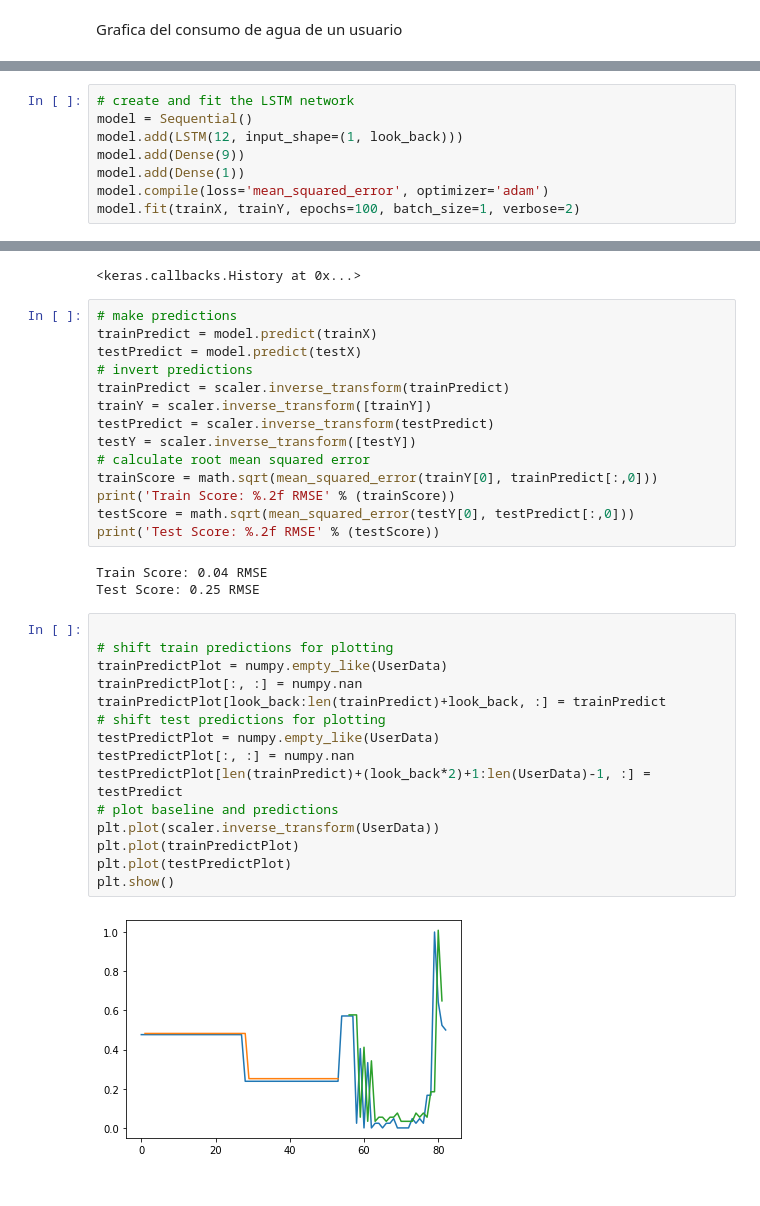
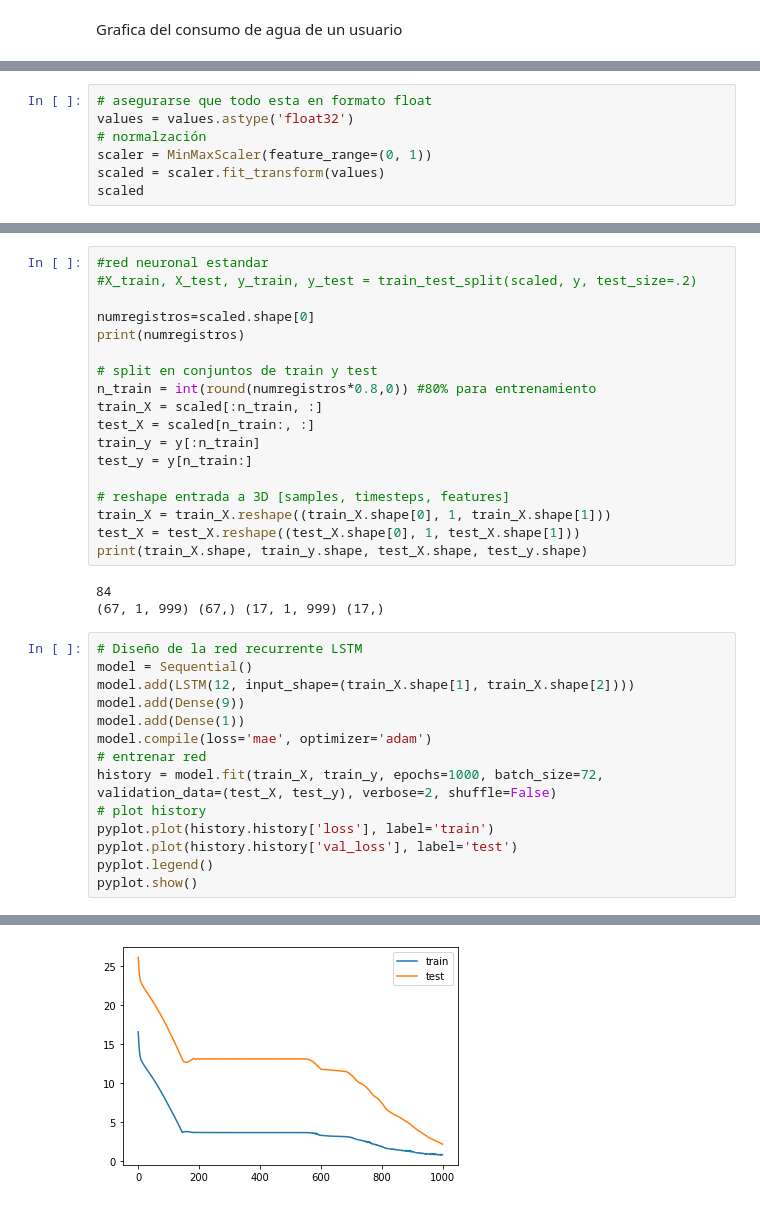
Before and after one commit to bchuchucaa/RNNConsumoDeAgua, a Jupyter notebook: RNNConsumoDeAgua.ipynb, the cells around one changed output, grey strips where cells are left out. Drawn from its saved outputs; the diff is of its cells as text.

```diff
--- a/RNNConsumoDeAgua.ipynb
+++ b/RNNConsumoDeAgua.ipynb
@@ -160,0 +133,7 @@ testX = numpy.reshape(testX, (testX.shape[0], 1, testX.shape[1]))
+# %%
+# asegurarse que todo esta en formato float
+values = values.astype('float32')
+# normalzación
+scaler = MinMaxScaler(feature_range=(0, 1))
+scaled = scaler.fit_transform(values)
+scaled
@@ -161,9 +154,36 @@ testX = numpy.reshape(testX, (testX.shape[0], 1, testX.shape[1]))
+# %%
+#red neuronal estandar
+#X_train, X_test, y_train, y_test = train_test_split(scaled, y, test_size=.2)
+
+numregistros=scaled.shape[0]
+print(numregistros)
+
+# split en conjuntos de train y test
+n_train = int(round(numregistros*0.8,0)) #80% para entrenamiento
+train_X = scaled[:n_train, :]
+test_X = scaled[n_train:, :]
+train_y = y[:n_train]
+test_y = y[n_train:]
+
+# reshape entrada a 3D [samples, timesteps, features]
+train_X = train_X.reshape((train_X.shape[0], 1, train_X.shape[1]))
+test_X = test_X.reshape((test_X.shape[0], 1, test_X.shape[1]))
+print(train_X.shape, train_y.shape, test_X.shape, test_y.shape)
+# %% [output]
+84
+(67, 1, 999) (67,) (17, 1, 999) (17,)
 # %%
-# create and fit the LSTM network
+# Diseño de la red recurrente LSTM
 model = Sequential()
-model.add(LSTM(12, input_shape=(1, look_back)))
+model.add(LSTM(12, input_shape=(train_X.shape[1], train_X.shape[2])))
 model.add(Dense(9))
 model.add(Dense(1))
-model.compile(loss='mean_squared_error', optimizer='adam')
-model.fit(trainX, trainY, epochs=100, batch_size=1, verbose=2)
+model.compile(loss='mae', optimizer='adam')
+# entrenar red
+history = model.fit(train_X, train_y, epochs=1000, batch_size=72, validation_data=(test_X, test_y), verbose=2, shuffle=False)
+# plot history
+pyplot.plot(history.history['loss'], label='train')
+pyplot.plot(history.history['val_loss'], label='test')
+pyplot.legend()
+pyplot.show()
 # %% [output]
@@ -187,35 +207 @@ Epoch 100/100
-<keras.callbacks.History at 0x...>
+[figure, added]
-# %%
-# make predictions
-trainPredict = model.predict(trainX)
-testPredict = model.predict(testX)
-# invert predictions
-trainPredict = scaler.inverse_transform(trainPredict)
-trainY = scaler.inverse_transform([trainY])
-testPredict = scaler.inverse_transform(testPredict)
-testY = scaler.inverse_transform([testY])
-# calculate root mean squared error
-trainScore = math.sqrt(mean_squared_error(trainY[0], trainPredict[:,0]))
-print('Train Score: %.2f RMSE' % (trainScore))
-testScore = math.sqrt(mean_squared_error(testY[0], testPredict[:,0]))
-print('Test Score: %.2f RMSE' % (testScore))
-# %% [output]
-Train Score: 0.04 RMSE
-Test Score: 0.25 RMSE
-# %%
-
-# shift train predictions for plotting
-trainPredictPlot = numpy.empty_like(UserData)
-trainPredictPlot[:, :] = numpy.nan
-trainPredictPlot[look_back:len(trainPredict)+look_back, :] = trainPredict
-# shift test predictions for plotting
-testPredictPlot = numpy.empty_like(UserData)
-testPredictPlot[:, :] = numpy.nan
-testPredictPlot[len(trainPredict)+(look_back*2)+1:len(UserData)-1, :] = testPredict
-# plot baseline and predictions
-plt.plot(scaler.inverse_transform(UserData))
-plt.plot(trainPredictPlot)
-plt.plot(testPredictPlot)
-plt.show()
-# %% [output]
-[figure, removed]
```
Also changed, not shown: parts of 27 cells of this notebook.
